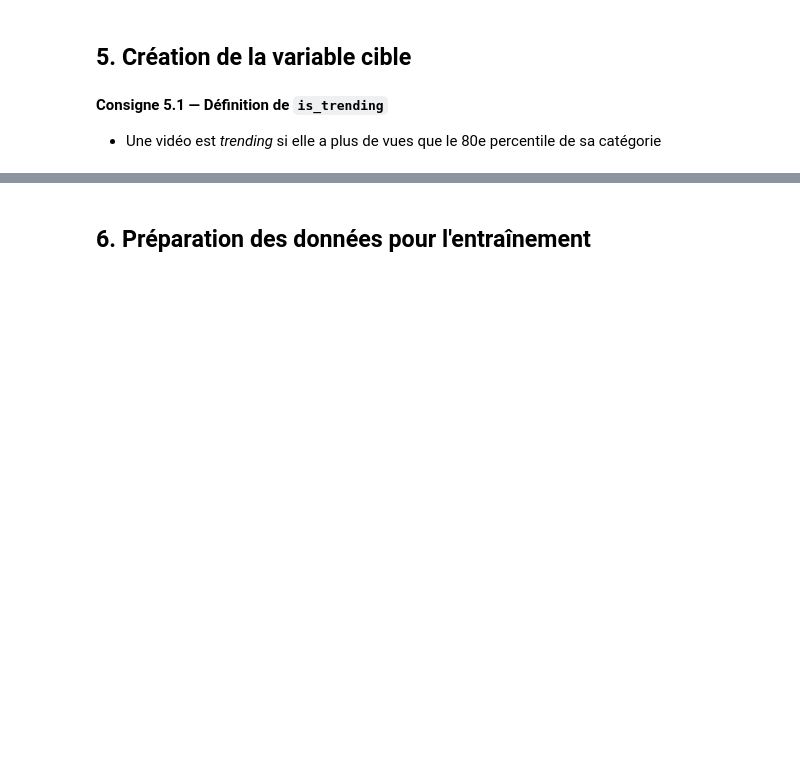
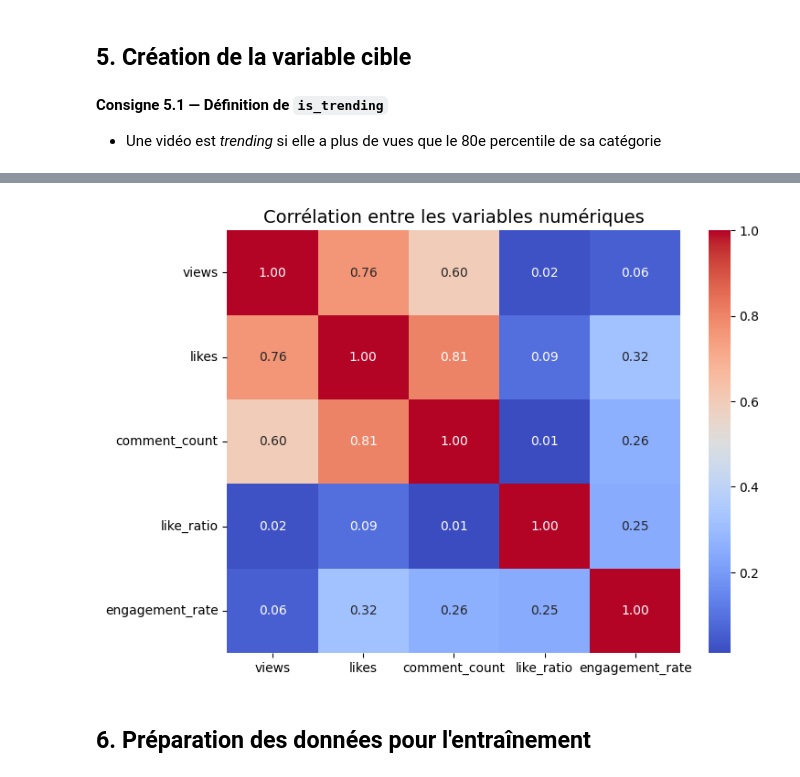
Before and after one commit to Fadila04/classification-IA, a Jupyter notebook: projet-ml-youtube-trending-68b010e7b5bc2532236423.ipynb, the cells around one changed output, grey strips where cells are left out. Saved outputs shown, nothing was run; the diff lists cells and outputs as text; code cells hidden in the pictures; blank space fills up the shorter version.

```diff
--- a/projet-ml-youtube-trending-68b010e7b5bc2532236423.ipynb
+++ b/projet-ml-youtube-trending-68b010e7b5bc2532236423.ipynb
@@ -269,7 +278,13 @@ Name: title_word_count, Length: 6351, dtype: int64
 - Une vidéo est *trending* si elle a plus de vues que le 80e percentile de sa catégorie
 # %%
 # VOTRE CODE ICI - Section 5.1
-# df_clean['is_trending'] = (df_clean.groupby('category_id')['views']
-#                                   .transform(lambda x: x > x.quantile(0.8))).astype(int)
-# print("Distribution de la variable cible:")
-# display(df_clean['is_trending'].value_counts().to_frame('count'))
+df_clean['is_trending'] = (df_clean.groupby('category_id')['views']
+                                    .transform(lambda x: x > x.quantile(0.8))).astype(int)
+#lambda x: x > x.quantile(0.8): pour chaque groupe (catégorie), on calcule le 80e percentile des vues
+# et on marque les vidéos ayant des vues supérieures à ce seuil comme "trending" (1), sinon "non-trending" (0).
+#.astype(int):pour convertir le booléen en entier (1 et 0).
+print("Distribution de la variable cible:")
+#display() : pour afficher les résultats dans un tableau
+#.value_counts() : pour compter le nombre d’occurrences de chaque valeur unique dans la colonne 'is_trending'
+# .to_frame('count') : pour convertir le résultat en DataFrame avec une colonne nommée 'count'
+display(df_clean['is_trending'].value_counts().to_frame('count'))
@@ -276,3 +297,20 @@ Name: title_word_count, Length: 6351, dtype: int64
+# %%
+# =========================
+# Section 5.2 : Visualisation des données
+# =========================
+import matplotlib.pyplot as plt
+import seaborn as sns
+
+# Calculer la matrice de corrélation pour savoir les relations entre les variables numériques
+corr = df_clean[['views', 'likes', 'comment_count', 'like_ratio', 'engagement_rate']].corr()
+
+# Visualisation
+plt.figure(figsize=(8,6))
+sns.heatmap(corr, annot=True, cmap="coolwarm", fmt=".2f")
+plt.title("Corrélation entre les variables numériques", fontsize=14)
+plt.show()
+# %% [output]
+[figure, added]
 # %% [markdown]
 ## 6. Préparation des données pour l'entraînement
 # %% [markdown]
```
Also changed, not shown: parts of 8 cells of this notebook.
